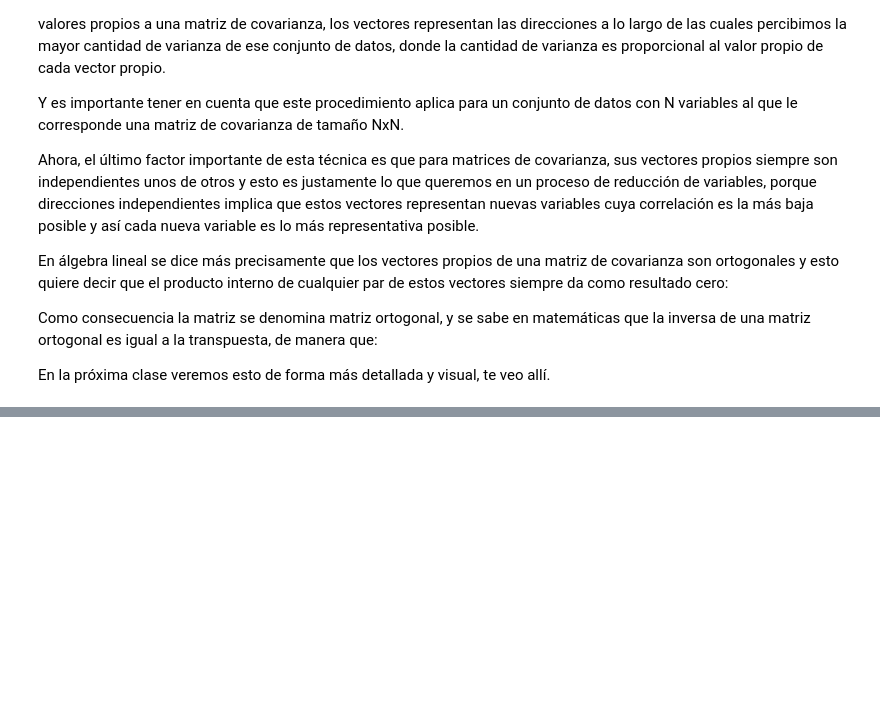
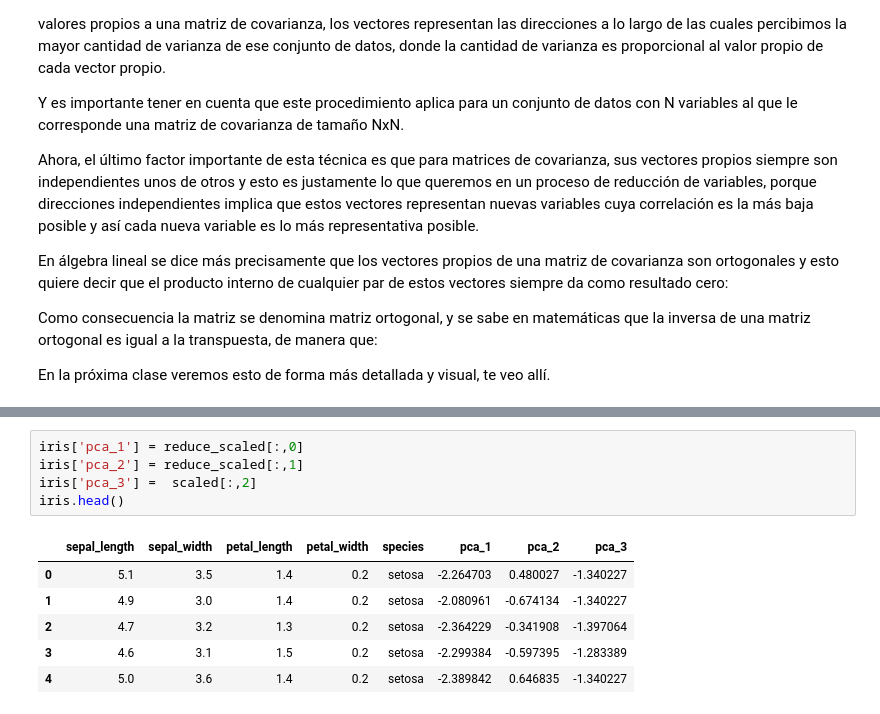
Before and after one commit to JuanDiegoZ/EstadisticaDescriptiva, a Jupyter notebook: EstadisticaDescriptivaIntroduccion.ipynb, the cells around one changed output, grey strips where cells are left out. Drawn from its saved outputs; the diff is of its cells as text; blank space fills up the shorter version.

```diff
--- a/EstadisticaDescriptivaIntroduccion.ipynb
+++ b/EstadisticaDescriptivaIntroduccion.ipynb
@@ -804,0 +891,12 @@ En la próxima clase veremos esto de forma más detallada y visual, te veo allí
+# %%
+iris['pca_1'] = reduce_scaled[:,0]
+iris['pca_2'] = reduce_scaled[:,1]
+iris['pca_3'] =  scaled[:,2]
+iris.head()
+# %% [output]
+|  | sepal_length | sepal_width | petal_length | petal_width | species | pca_1 | pca_2 | pca_3 |
+| 0 | 5.1 | 3.5 | 1.4 | 0.2 | setosa | -2.264703 | 0.480027 | -1.340227 |
+| 1 | 4.9 | 3.0 | 1.4 | 0.2 | setosa | -2.080961 | -0.674134 | -1.340227 |
+| 2 | 4.7 | 3.2 | 1.3 | 0.2 | setosa | -2.364229 | -0.341908 | -1.397064 |
+| 3 | 4.6 | 3.1 | 1.5 | 0.2 | setosa | -2.299384 | -0.597395 | -1.283389 |
+| 4 | 5.0 | 3.6 | 1.4 | 0.2 | setosa | -2.389842 | 0.646835 | -1.340227 |
```
Also changed, not shown: parts of 11 cells of this notebook.
